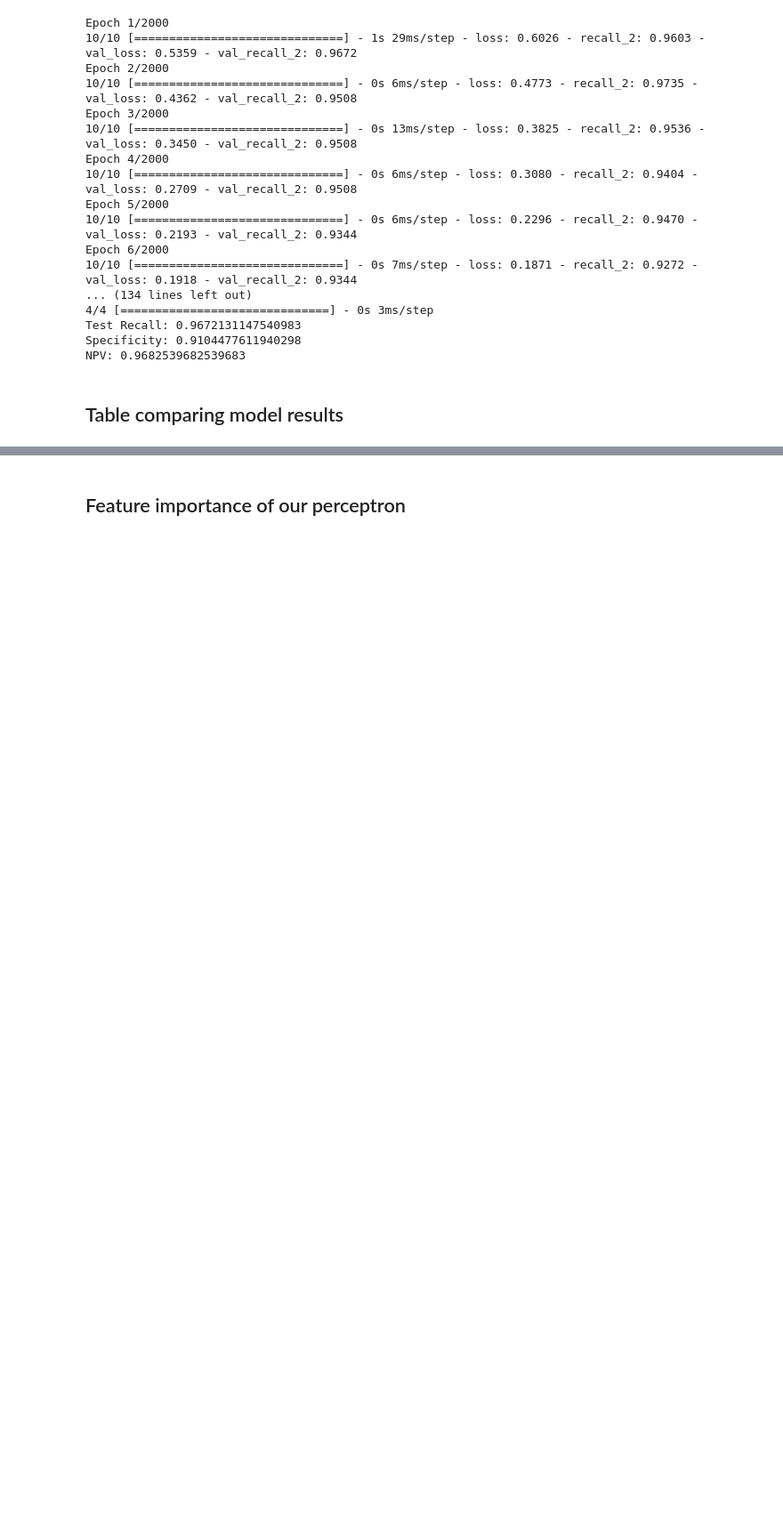
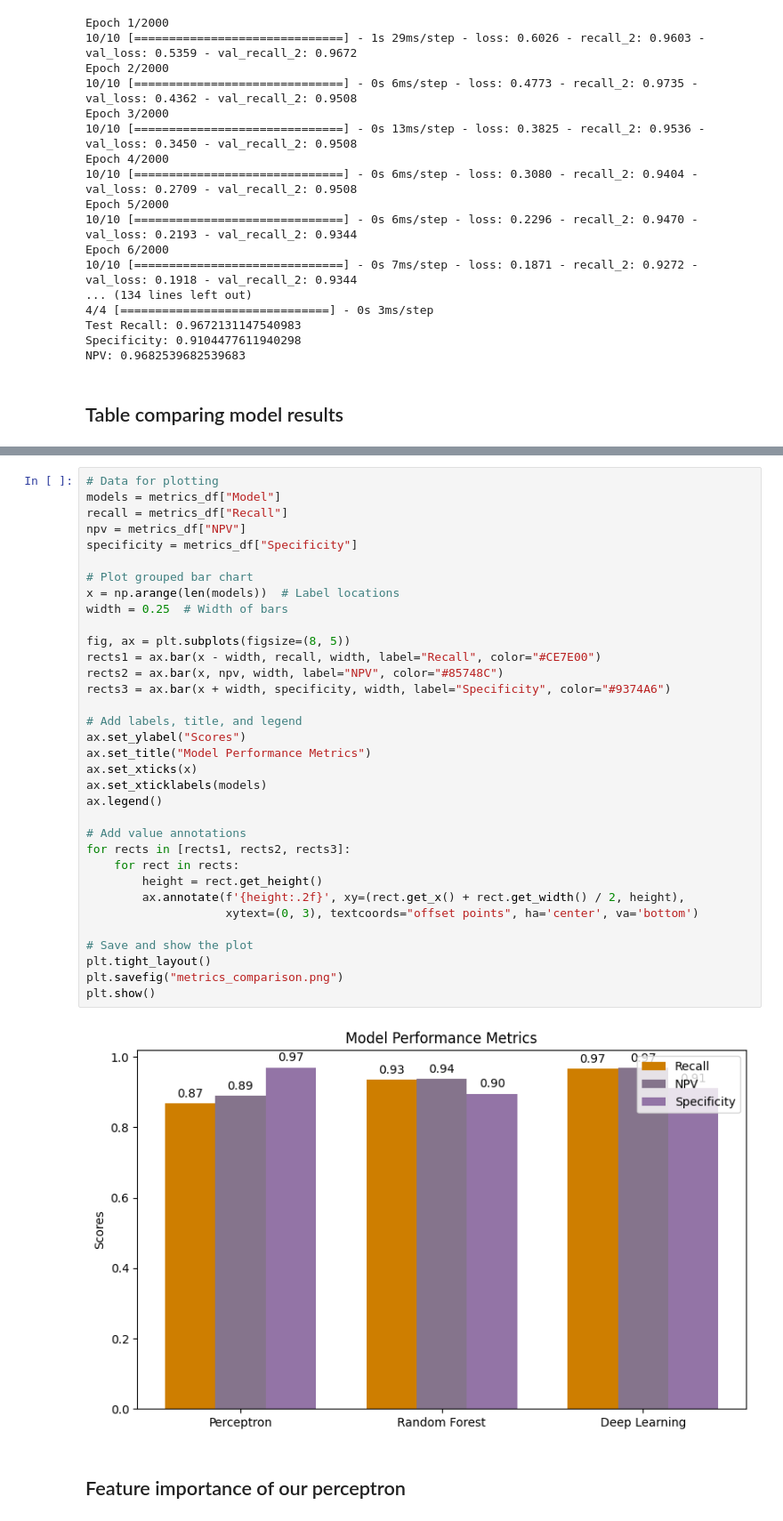
Before and after one commit to julienRactM/building-perceptron, a Jupyter notebook: building-perceptron.ipynb, the cells around one changed output, grey strips where cells are left out. Shown at 89% size. Drawn from its saved outputs; the diff is of its cells as text; blank space fills up the shorter version.

Commit message:
[Update] Better graphs

```diff
--- a/building-perceptron.ipynb
+++ b/building-perceptron.ipynb
@@ -945,3 +946,39 @@ dfi.export(styled_table, "metrics_table.png")
+# %%
+# Data for plotting
+models = metrics_df["Model"]
+recall = metrics_df["Recall"]
+npv = metrics_df["NPV"]
+specificity = metrics_df["Specificity"]
+
+# Plot grouped bar chart
+x = np.arange(len(models))  # Label locations
+width = 0.25  # Width of bars
+
+fig, ax = plt.subplots(figsize=(8, 5))
+rects1 = ax.bar(x - width, recall, width, label="Recall", color="#CE7E00")
+rects2 = ax.bar(x, npv, width, label="NPV", color="#85748C")
+rects3 = ax.bar(x + width, specificity, width, label="Specificity", color="#9374A6")
+
+# Add labels, title, and legend
+ax.set_ylabel("Scores")
+ax.set_title("Model Performance Metrics")
+ax.set_xticks(x)
+ax.set_xticklabels(models)
+ax.legend()
+
+# Add value annotations
+for rects in [rects1, rects2, rects3]:
+    for rect in rects:
+        height = rect.get_height()
+        ax.annotate(f'{height:.2f}', xy=(rect.get_x() + rect.get_width() / 2, height),
+                    xytext=(0, 3), textcoords="offset points", ha='center', va='bottom')
+
+# Save and show the plot
+plt.tight_layout()
+plt.savefig("metrics_comparison.png")
+plt.show()
+# %% [output]
+[figure, added]
 # %% [markdown]
 ## Feature importance of our perceptron
 # %%
```
Also changed, not shown: parts of 1 cell of this notebook, 1 other file.
